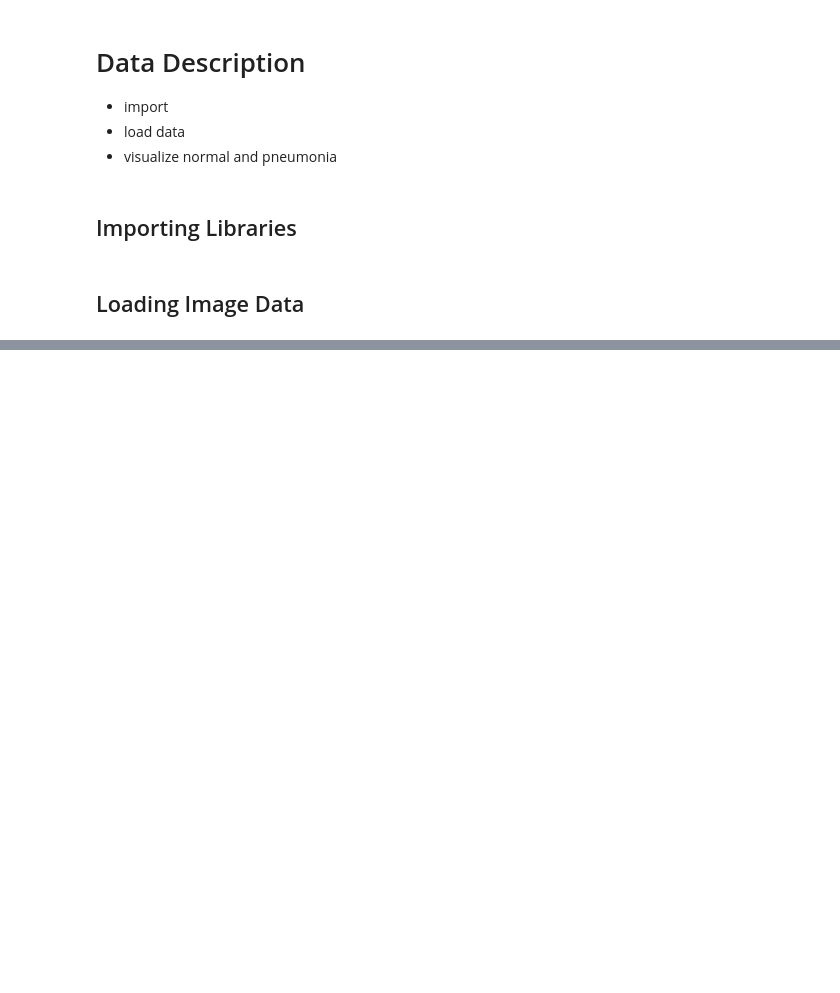
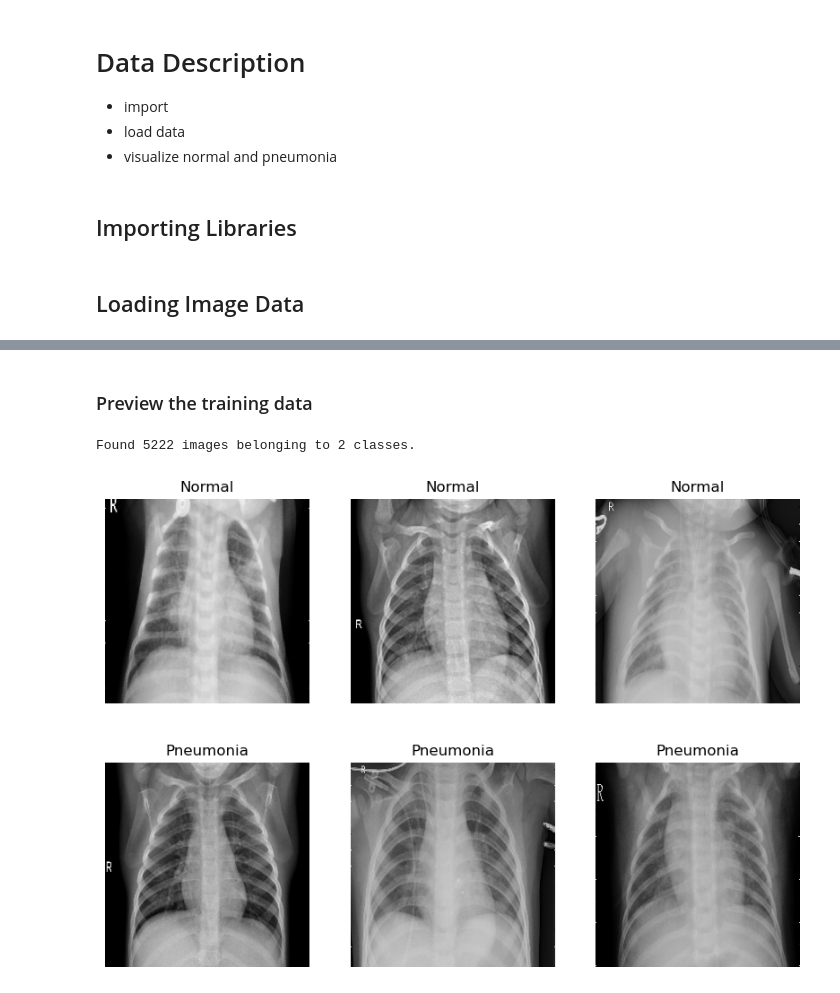
Before and after one commit to BrianKip035/-Image-Classification-with-Deep-Learning, a Jupyter notebook: notebook.ipynb, the cells around one changed output, grey strips where cells are left out. Saved outputs shown, nothing was run; the diff lists cells and outputs as text; code cells hidden in the pictures; blank space fills up the shorter version.

Commit message:
data preprocessing

```diff
--- a/notebook.ipynb
+++ b/notebook.ipynb
@@ -125,0 +134,47 @@ plt.show()
+# %% [markdown]
+### Preview the training data
+# %%
+%%time
+# Define a function to create an image generator for the given folder
+def create_image_generator(folder):
+    # Define the image data generator
+    image_data_generator = ImageDataGenerator(rescale=1./255)
+
+    # Create the image generator
+    image_generator = image_data_generator.flow_from_directory(
+        folder,
+        target_size=(256, 256),
+        color_mode='grayscale',
+        class_mode='binary',
+        batch_size=9,
+        shuffle=True
+    )
+
+    return image_generator
+
+# Create the train image generator
+train_generator = create_image_generator(train_folder)
+
+# Show some sample images
+fig, axes = plt.subplots(nrows=2, ncols=3, figsize=(10,7))
+
+# Plot some normal images
+normal_images, _ = train_generator.next()
+normal_images = normal_images[:3]
+for i, ax in enumerate(axes[0]):
+    ax.set_title('Normal')
+    ax.imshow(normal_images[i], cmap='gray')
+    ax.axis('off')
+
+# Plot some pneumonia images
+pneumonia_images, _ = train_generator.next()
+pneumonia_images = pneumonia_images[:3]
+for i, ax in enumerate(axes[1]):
+    ax.set_title('Pneumonia')
+    ax.imshow(pneumonia_images[i], cmap='gray')
+    ax.axis('off')
+
+plt.show()
+# %% [output]
+Found 5222 images belonging to 2 classes.
+[figure, added]
```
Also changed, not shown: parts of 15 cells of this notebook, 2 other files.
